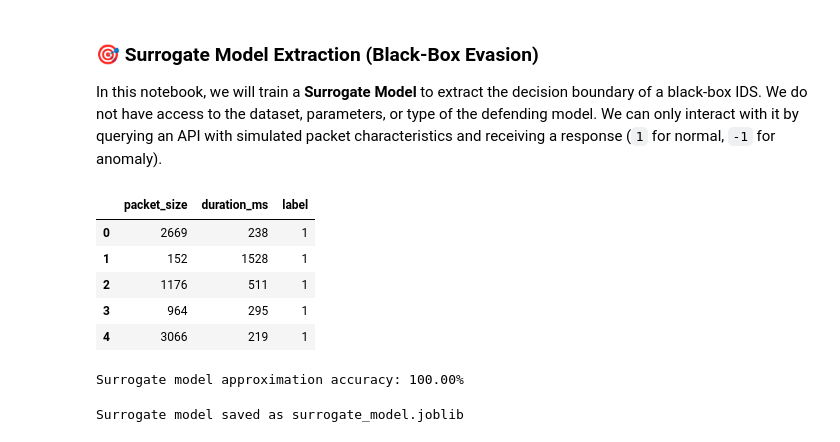
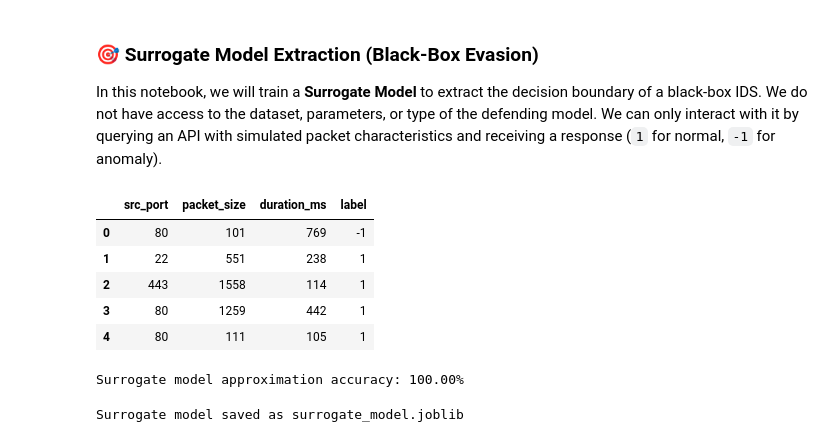
Before and after one commit to freakpari/ai-cybersecurity-anomaly-detection, a Jupyter notebook: train_adversary.ipynb, the cells around one changed output. Drawn from its saved outputs; the diff is of its cells as text; code cells hidden in the pictures.

```diff
--- a/train_adversary.ipynb
+++ b/train_adversary.ipynb
@@ -46,49 +52,65 @@ def query_defender_api(packet_size, duration_ms, src_port=443, protocol="TCP"):
 # %%
 # Generate random probe inputs to query the black box and build our surrogate dataset.
 # We will generate probe samples covering different ranges of packet sizes and durations.
+COMMON_PORTS = [80, 443, 22, 8080]
 
-num_probes = 400
+num_probes = 1500
 probe_data = []
 
 for _ in range(num_probes):
-    packet_size = random.randint(50, 4000)
-    duration_ms = random.randint(10, 2000)
+    src_port = random.choice(COMMON_PORTS)
+    packet_size = random.randint(50, 2000)
+    duration_ms = random.randint(10, 1000)
     probe_data.append({
+        "src_port": src_port,
         "packet_size": packet_size,
         "duration_ms": duration_ms
     })
 
 df_probes = pd.DataFrame(probe_data)
 # %%
+# TODO 1: Query the black box to collect labels for your probe dataset.
+# Iterate through df_probes, pass the features to query_defender_api,
+# and record the return labels (1 or -1) in a new column called 'label'.
+
 labels = []
-
-for _, row in df_probes.iterrows():
-    label = query_defender_api(row['packet_size'], row['duration_ms'])
+for index, row in df_probes.iterrows():
+    label = query_defender_api(
+        packet_size=row['packet_size'],
+        duration_ms=row['duration_ms'],
+        src_port=row['src_port']
+    )
     labels.append(label)
 
 df_probes['label'] = labels
 display(df_probes.head())
 # %% [output]
-|  | packet_size | duration_ms | label |
-| 0 | 2669 | 238 | 1 |
-| 1 | 152 | 1528 | 1 |
-| 2 | 1176 | 511 | 1 |
-| 3 | 964 | 295 | 1 |
-| 4 | 3066 | 219 | 1 |
+|  | src_port | packet_size | duration_ms | label |
+| 0 | 80 | 101 | 769 | -1 |
+| 1 | 22 | 551 | 238 | 1 |
+| 2 | 443 | 1558 | 114 | 1 |
+| 3 | 80 | 1259 | 442 | 1 |
+| 4 | 80 | 111 | 105 | 1 |
-# %%
-X_surrogate = df_probes[['packet_size', 'duration_ms']]
-y_surrogate = df_probes['label']
-
-surrogate_model = DecisionTreeClassifier(random_state=42)
-surrogate_model.fit(X_surrogate, y_surrogate)
-
-accuracy = surrogate_model.score(X_surrogate, y_surrogate)
-print(f"Surrogate model approximation accuracy: {accuracy * 100:.2f}%")
-# %% [output]
-Surrogate model approximation accuracy: 100.00%
 # %%
-# Save the surrogate model, so it can be used by the adversary server
-joblib.dump(surrogate_model, "surrogate_model.joblib")
-print("Surrogate model saved as surrogate_model.joblib")
+# TODO 2: Train the Surrogate Model.
+# Now that you have a labeled dataset representing the defender's behavior,
+# train a local DecisionTreeClassifier to learn the defender's decision boundary.
+
+X_surrogate = df_probes[['src_port', 'packet_size', 'duration_ms']]
+y_surrogate = df_probes['label']
+
+# TODO: Initialize and fit a DecisionTreeClassifier on X_surrogate and y_surrogate
+surrogate_model = DecisionTreeClassifier(random_state=42)
+surrogate_model.fit(X_surrogate, y_surrogate)
+
+# Check how well your surrogate matches the defender's boundary on the training probes
+accuracy = surrogate_model.score(X_surrogate, y_surrogate)
+print(f"Surrogate model approximation accuracy: {accuracy * 100:.2f}%")
 # %% [output]
-Surrogate model saved as surrogate_model.joblib
+Surrogate model approximation accuracy: 100.00%
+# %%
+# Save the surrogate model, so it can be used by the adversary server
+joblib.dump(surrogate_model, "surrogate_model.joblib")
+print("Surrogate model saved as surrogate_model.joblib")
+# %% [output]
+Surrogate model saved as surrogate_model.joblib
```
Also changed, not shown: parts of 2 cells of this notebook, 11 other files.
